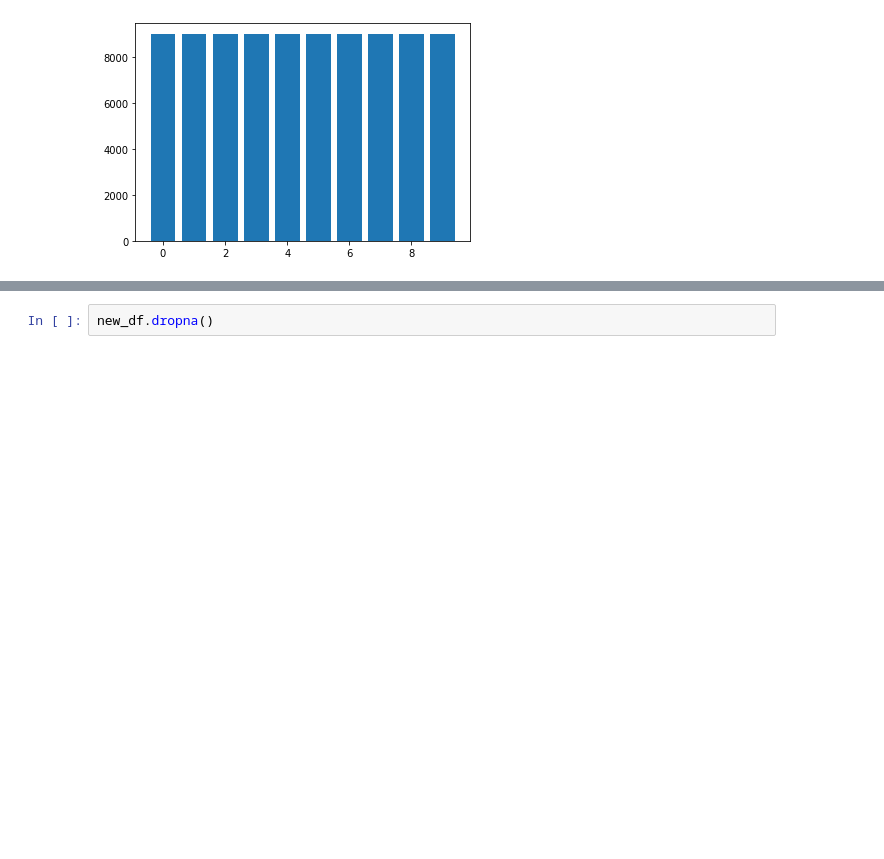
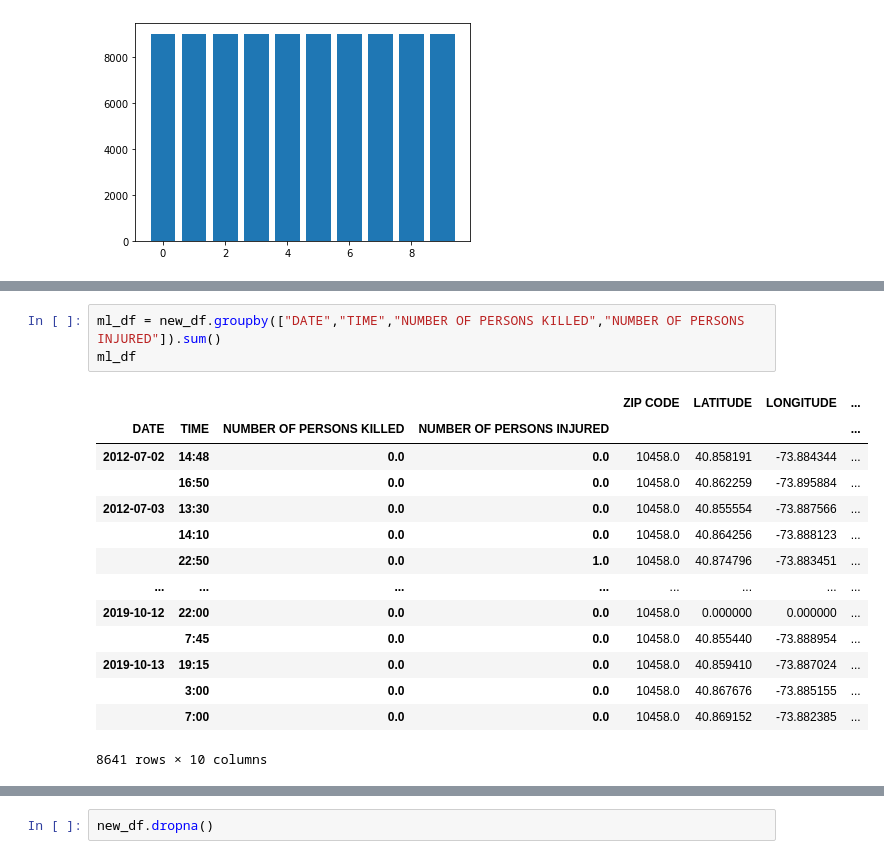
Before and after one commit to Dpinkney001/Data-Science-MAT328-Project-Spring-2021, a Jupyter notebook: Duvall Pinkney Data Science Project.ipynb, the cells around one changed output, grey strips where cells are left out. Drawn from its saved outputs; the diff is of its cells as text; blank space fills up the shorter version.

```diff
--- a/Duvall Pinkney Data Science Project.ipynb
+++ b/Duvall Pinkney Data Science Project.ipynb
@@ -251,0 +344,18 @@ ValueError: x and y must be the same size
+# %%
+ml_df = new_df.groupby(["DATE","TIME","NUMBER OF PERSONS KILLED","NUMBER OF PERSONS INJURED"]).sum()
+ml_df
+# %% [output]
+|  |  |  |  | ZIP CODE | LATITUDE | LONGITUDE | ... |
+| DATE | TIME | NUMBER OF PERSONS KILLED | NUMBER OF PERSONS INJURED |  |  |  | ... |
+| 2012-07-02 | 14:48 | 0.0 | 0.0 | 10458.0 | 40.858191 | -73.884344 | ... |
+|  | 16:50 | 0.0 | 0.0 | 10458.0 | 40.862259 | -73.895884 | ... |
+| 2012-07-03 | 13:30 | 0.0 | 0.0 | 10458.0 | 40.855554 | -73.887566 | ... |
+|  | 14:10 | 0.0 | 0.0 | 10458.0 | 40.864256 | -73.888123 | ... |
+|  | 22:50 | 0.0 | 1.0 | 10458.0 | 40.874796 | -73.883451 | ... |
+| ... | ... | ... | ... | ... | ... | ... | ... |
+| 2019-10-12 | 22:00 | 0.0 | 0.0 | 10458.0 | 0.000000 | 0.000000 | ... |
+|  | 7:45 | 0.0 | 0.0 | 10458.0 | 40.855440 | -73.888954 | ... |
+| 2019-10-13 | 19:15 | 0.0 | 0.0 | 10458.0 | 40.859410 | -73.887024 | ... |
+|  | 3:00 | 0.0 | 0.0 | 10458.0 | 40.867676 | -73.885155 | ... |
+|  | 7:00 | 0.0 | 0.0 | 10458.0 | 40.869152 | -73.882385 | ... |
+8641 rows × 10 columns
```
Also changed, not shown: parts of 16 cells of this notebook.
